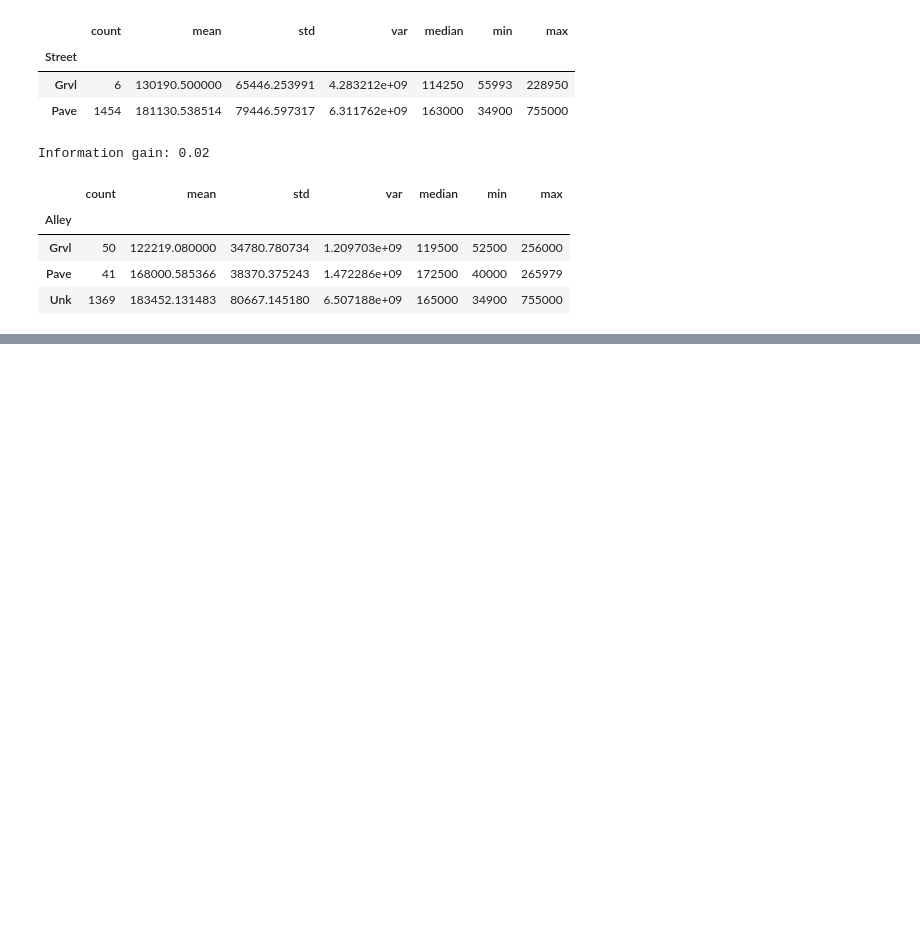
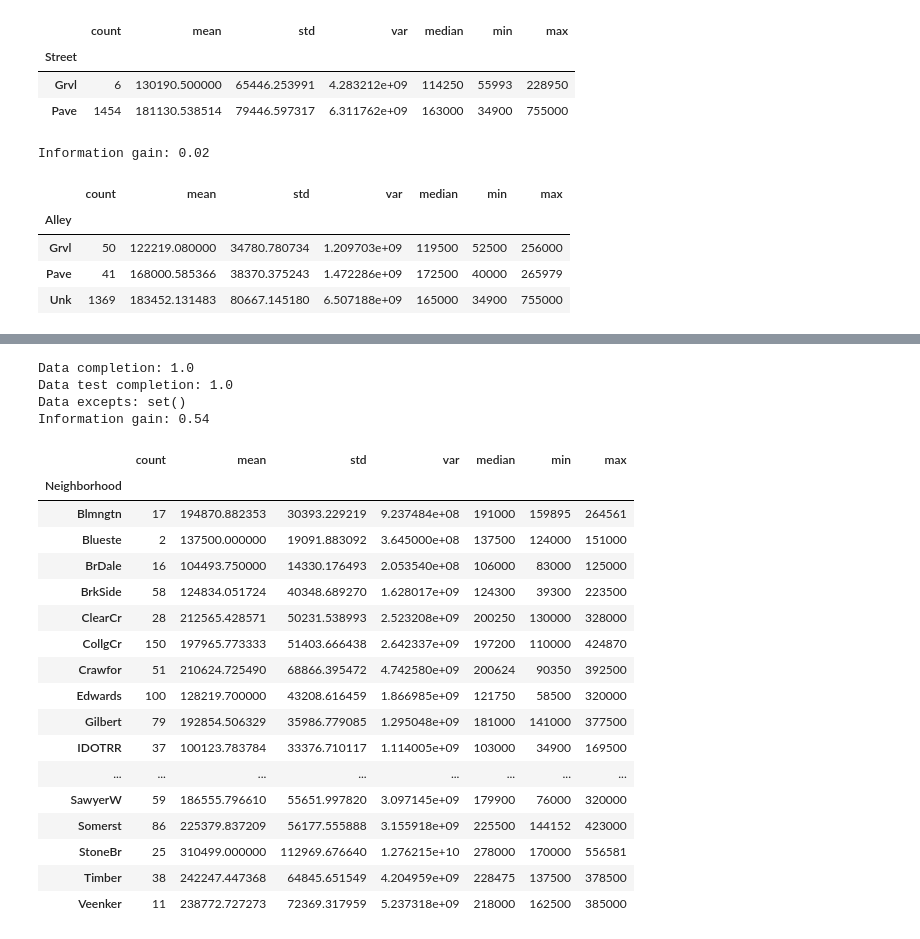
Before and after one commit to ArturoCRodriguez/kaggle_house_prices, a Jupyter notebook: house_pricing.ipynb, the cells around one changed output, grey strips where cells are left out. Drawn from its saved outputs; the diff is of its cells as text; code cells hidden in the pictures; blank space fills up the shorter version.

```diff
--- a/house_pricing.ipynb
+++ b/house_pricing.ipynb
@@ -120,6 +134,10 @@ Information gain: 0.11
 # %%
 # LotFrontage
-data["LotFrontage"].hist()
-data.plot(kind="scatter",x="LotFrontage", y="SalePrice",alpha=0.1)
-data[["LotFrontage","SalePrice"]].corr()
+feat = "LotFrontage"
+data[feat] = data[feat].fillna(data[feat].mode())
+print("Data completion: {}".format(np.sum(data[feat].count()) / data.shape[0] ))
+print("Data test completion: {}".format(np.sum(data_test[feat].count()) / data_test.shape[0]))
+data[feat].hist()
+data.plot(kind="scatter",x=feat, y="SalePrice",alpha=0.1)
+data[[feat,"SalePrice"]].corr()
 # %% [output]
@@ -130,14 +150,18 @@ data[["LotFrontage","SalePrice"]].corr()
 [figure]
 # %%
 # LotArea
+feat = "LotArea"
+print("Data completion: {}".format(np.sum(data[feat].count()) / data.shape[0] ))
+print("Data test completion: {}".format(np.sum(data_test[feat].count()) / data_test.shape[0]))
 
-data["LotArea"].hist()
-data.plot(kind="scatter",x="LotArea", y="SalePrice",alpha=0.1)
-print(data[["LotArea","SalePrice"]].corr())
+data[feat].hist()
+data.plot(kind="scatter",x=feat, y="SalePrice",alpha=0.1)
+print(data[[feat,"SalePrice"]].corr())
 
 # Normalizamos
-data["LotAreaNorm"] = np.log(data.LotArea + 1)
-data["LotAreaNorm"].hist()
-data.plot(kind="scatter",x="LotAreaNorm", y="SalePrice",alpha=0.1)
-data[["LotAreaNorm","SalePrice"]].corr()
+feat_norm = feat+"Norm"
+data[feat_norm] = np.log(data.LotArea + 1)
+data[feat_norm].hist()
+data.plot(kind="scatter",x=feat_norm, y="SalePrice",alpha=0.1)
+data[[feat_norm,"SalePrice"]].corr()
 # %% [output]
@@ -175,0 +280,31 @@ Information gain: 0.02
+# %%
+# Neighborhood
+feat = "Neighborhood"
+print("Data completion: {}".format(np.sum(data[feat].count()) / data.shape[0] ))
+print("Data test completion: {}".format(np.sum(data_test[feat].count()) / data_test.shape[0]))
+print("Data excepts: {}".format(set(data[feat].unique()).symmetric_difference(set(data_test[feat].unique())) ))
+print("Information gain: {}".format(information_gain(data,"SalePrice",feat, norm=True)))
+get_resume(data,"SalePrice",feat)
+# %% [output]
+Data completion: 1.0
+Data test completion: 1.0
+Data excepts: set()
+Information gain: 0.54
+|  | count | mean | std | var | median | min | max |
+| Neighborhood |  |  |  |  |  |  |  |
+| Blmngtn | 17 | 194870.882353 | 30393.229219 | 9.237484e+08 | 191000 | 159895 | 264561 |
+| Blueste | 2 | 137500.000000 | 19091.883092 | 3.645000e+08 | 137500 | 124000 | 151000 |
+| BrDale | 16 | 104493.750000 | 14330.176493 | 2.053540e+08 | 106000 | 83000 | 125000 |
+| BrkSide | 58 | 124834.051724 | 40348.689270 | 1.628017e+09 | 124300 | 39300 | 223500 |
+| ClearCr | 28 | 212565.428571 | 50231.538993 | 2.523208e+09 | 200250 | 130000 | 328000 |
+| CollgCr | 150 | 197965.773333 | 51403.666438 | 2.642337e+09 | 197200 | 110000 | 424870 |
+| Crawfor | 51 | 210624.725490 | 68866.395472 | 4.742580e+09 | 200624 | 90350 | 392500 |
+| Edwards | 100 | 128219.700000 | 43208.616459 | 1.866985e+09 | 121750 | 58500 | 320000 |
+| Gilbert | 79 | 192854.506329 | 35986.779085 | 1.295048e+09 | 181000 | 141000 | 377500 |
+| IDOTRR | 37 | 100123.783784 | 33376.710117 | 1.114005e+09 | 103000 | 34900 | 169500 |
+| ... | ... | ... | ... | ... | ... | ... | ... |
+| SawyerW | 59 | 186555.796610 | 55651.997820 | 3.097145e+09 | 179900 | 76000 | 320000 |
+| Somerst | 86 | 225379.837209 | 56177.555888 | 3.155918e+09 | 225500 | 144152 | 423000 |
+| StoneBr | 25 | 310499.000000 | 112969.676640 | 1.276215e+10 | 278000 | 170000 | 556581 |
+| Timber | 38 | 242247.447368 | 64845.651549 | 4.204959e+09 | 228475 | 137500 | 378500 |
+| Veenker | 11 | 238772.727273 | 72369.317959 | 5.237318e+09 | 218000 | 162500 | 385000 |
```
Also changed, not shown: parts of 12 cells of this notebook.
